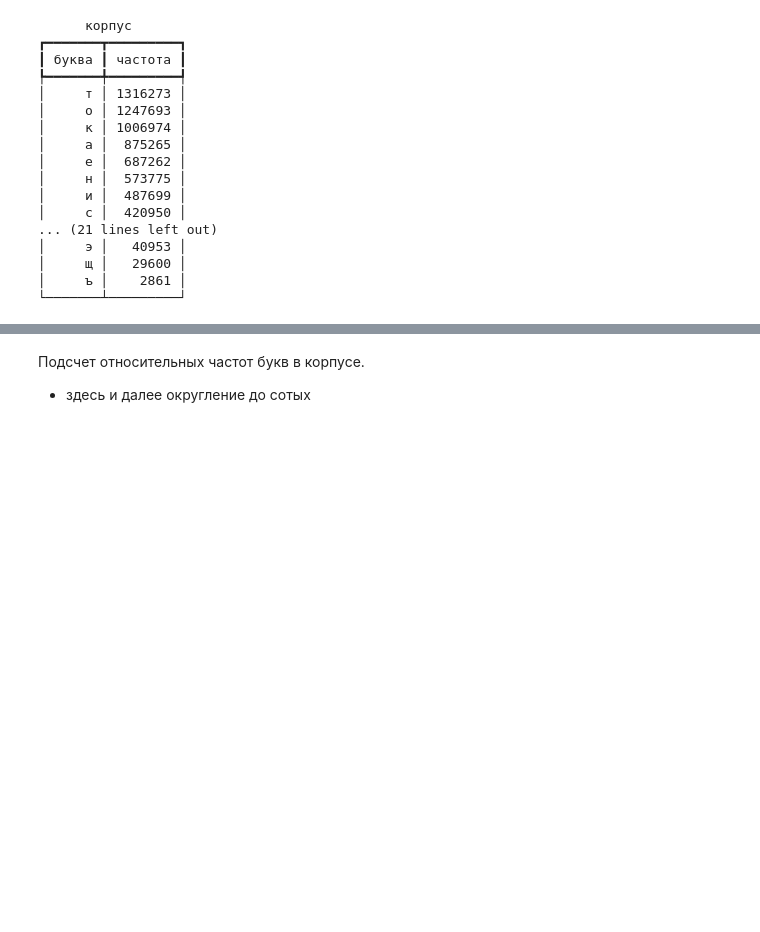
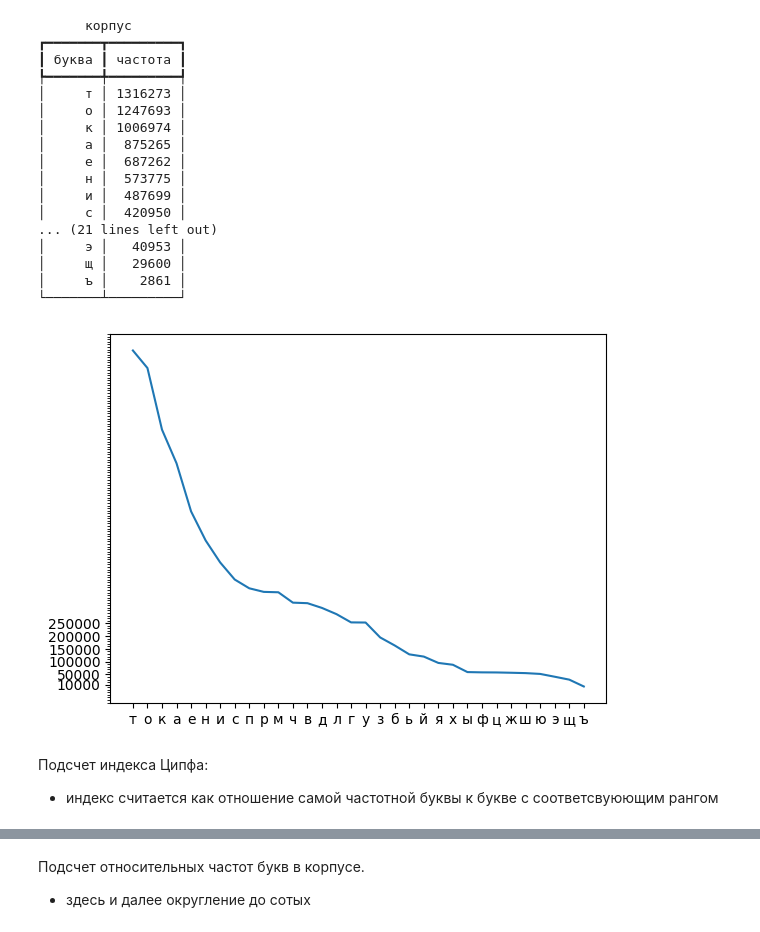
Before and after one commit to lizaolva/smth, a Jupyter notebook: шабат.ipynb, the cells around one changed output, grey strips where cells are left out. Saved outputs shown, nothing was run; the diff lists cells and outputs as text; code cells hidden in the pictures; blank space fills up the shorter version.

```diff
--- a/шабат.ipynb
+++ b/шабат.ipynb
@@ -0,0 +28,13 @@
+# %%
+import matplotlib.pyplot as plt
+from matplotlib.ticker import AutoMinorLocator, MultipleLocator
+def plot(dct):
+    dct = {k: v for k, v in sorted(dct.items(), key=lambda item: item[1], reverse=True)}
+    x = [i for i in dct.keys()]
+    y = [i for i in dct.values()]
+    fig = plt.figure()
+    ax = fig.add_subplot(111)
+    ax.plot(x, y)
+    ax.set_yticks([250000, 200000, 150000, 100000, 50000, 10000])
+    ax.yaxis.set_minor_locator(MultipleLocator(10000))
+    plt.show()
@@ -57,3 +126,11 @@ console.print(table)
 │     щ │   29600 │
 │     ъ │    2861 │
 └───────┴─────────┘
+# %%
+plot(letters)
+# %% [output]
+[figure, added]
+# %% [markdown]
+Подсчет индекса Ципфа:
+
+* индекс считается как отношение самой частотной буквы к букве с соответсвуюющим рангом
```
Also changed, not shown: parts of 62 cells of this notebook.
